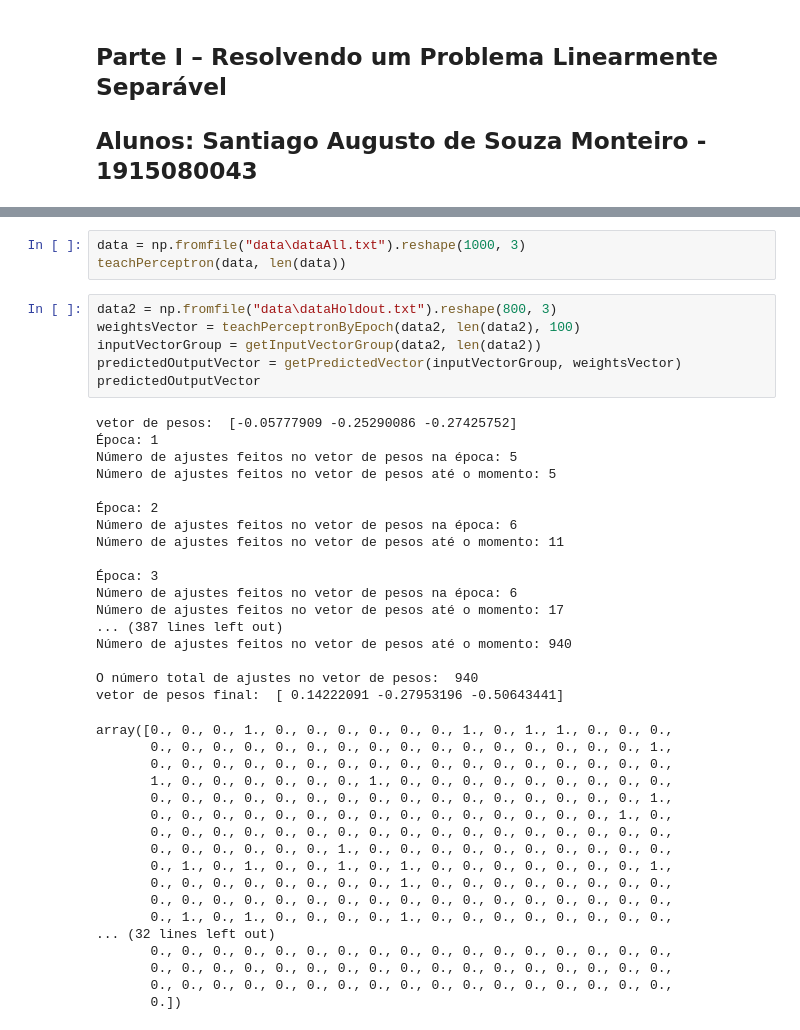
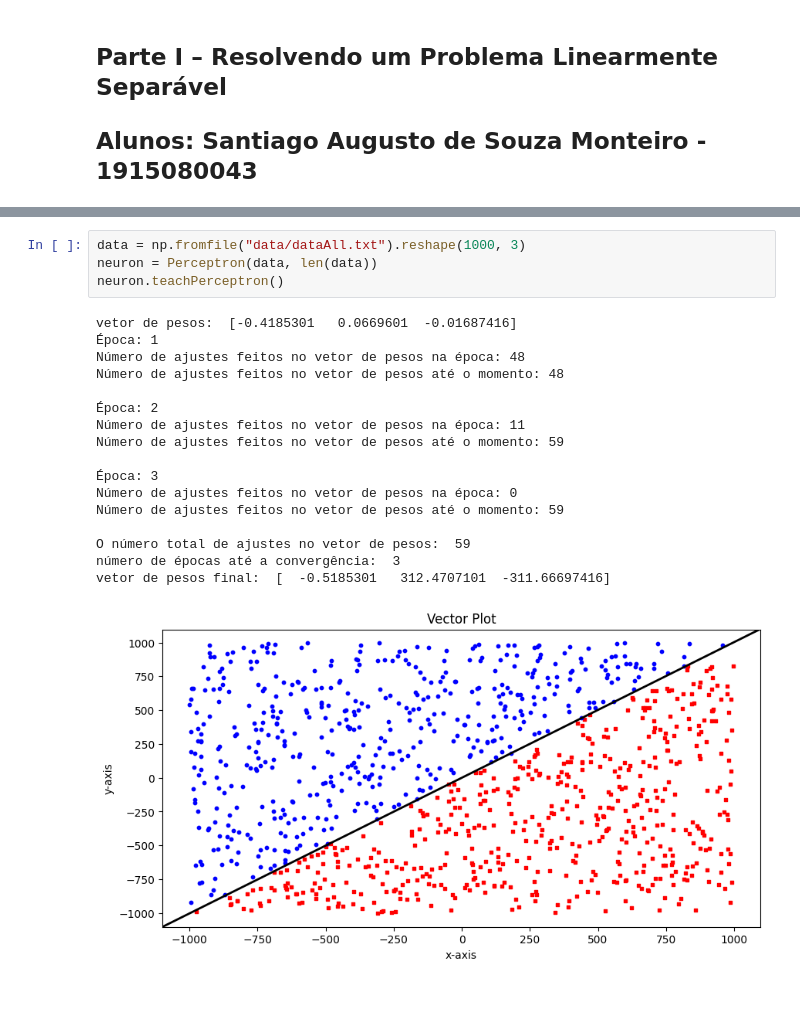
Before and after one commit to Glomyer/rna-2022.2-aa2.1, a Jupyter notebook: parte1.ipynb, the cells around one changed output, grey strips where cells are left out. Drawn from its saved outputs; the diff is of its cells as text; blank space fills up the shorter version.

```diff
--- a/parte1.ipynb
+++ b/parte1.ipynb
@@ -181,44 +9,22 @@ def getPredictedVector(inputVectorGroup, weightsVector):
 # %%
-data = np.fromfile("data\dataAll.txt").reshape(1000, 3)
-teachPerceptron(data, len(data))
+data = np.fromfile("data/dataAll.txt").reshape(1000, 3)
+neuron = Perceptron(data, len(data))
+neuron.teachPerceptron()
+# %% [output]
+vetor de pesos:  [-0.4185301   0.0669601  -0.01687416]
+Época: 1
+Número de ajustes feitos no vetor de pesos na época: 48
+Número de ajustes feitos no vetor de pesos até o momento: 48
+
+Época: 2
+Número de ajustes feitos no vetor de pesos na época: 11
+Número de ajustes feitos no vetor de pesos até o momento: 59
+
+Época: 3
+Número de ajustes feitos no vetor de pesos na época: 0
+Número de ajustes feitos no vetor de pesos até o momento: 59
+
+O número total de ajustes no vetor de pesos:  59
+número de épocas até a convergência:  3
+vetor de pesos final:  [  -0.5185301   312.4707101  -311.66697416]
+[figure, added]
-# %%
-data2 = np.fromfile("data\dataHoldout.txt").reshape(800, 3)
-weightsVector = teachPerceptronByEpoch(data2, len(data2), 100)
-inputVectorGroup = getInputVectorGroup(data2, len(data2))
-predictedOutputVector = getPredictedVector(inputVectorGroup, weightsVector)
-predictedOutputVector
-# %% [output]
-vetor de pesos:  [-0.05777909 -0.25290086 -0.27425752]
-Época: 1
-Número de ajustes feitos no vetor de pesos na época: 5
-Número de ajustes feitos no vetor de pesos até o momento: 5
-
-Época: 2
-Número de ajustes feitos no vetor de pesos na época: 6
-Número de ajustes feitos no vetor de pesos até o momento: 11
-
-Época: 3
-Número de ajustes feitos no vetor de pesos na época: 6
-Número de ajustes feitos no vetor de pesos até o momento: 17
-... (387 lines left out)
-Número de ajustes feitos no vetor de pesos até o momento: 940
-
-O número total de ajustes no vetor de pesos:  940
-vetor de pesos final:  [ 0.14222091 -0.27953196 -0.50643441]
-array([0., 0., 0., 1., 0., 0., 0., 0., 0., 0., 1., 0., 1., 1., 0., 0., 0.,
-       0., 0., 0., 0., 0., 0., 0., 0., 0., 0., 0., 0., 0., 0., 0., 0., 1.,
-       0., 0., 0., 0., 0., 0., 0., 0., 0., 0., 0., 0., 0., 0., 0., 0., 0.,
-       1., 0., 0., 0., 0., 0., 0., 1., 0., 0., 0., 0., 0., 0., 0., 0., 0.,
-       0., 0., 0., 0., 0., 0., 0., 0., 0., 0., 0., 0., 0., 0., 0., 0., 1.,
-       0., 0., 0., 0., 0., 0., 0., 0., 0., 0., 0., 0., 0., 0., 0., 1., 0.,
-       0., 0., 0., 0., 0., 0., 0., 0., 0., 0., 0., 0., 0., 0., 0., 0., 0.,
-       0., 0., 0., 0., 0., 0., 1., 0., 0., 0., 0., 0., 0., 0., 0., 0., 0.,
-       0., 1., 0., 1., 0., 0., 1., 0., 1., 0., 0., 0., 0., 0., 0., 0., 1.,
-       0., 0., 0., 0., 0., 0., 0., 0., 1., 0., 0., 0., 0., 0., 0., 0., 0.,
-       0., 0., 0., 0., 0., 0., 0., 0., 0., 0., 0., 0., 0., 0., 0., 0., 0.,
-       0., 1., 0., 1., 0., 0., 0., 0., 1., 0., 0., 0., 0., 0., 0., 0., 0.,
-... (32 lines left out)
-       0., 0., 0., 0., 0., 0., 0., 0., 0., 0., 0., 0., 0., 0., 0., 0., 0.,
-       0., 0., 0., 0., 0., 0., 0., 0., 0., 0., 0., 0., 0., 0., 0., 0., 0.,
-       0., 0., 0., 0., 0., 0., 0., 0., 0., 0., 0., 0., 0., 0., 0., 0., 0.,
-       0.])
```
Also changed, not shown: parts of 2 cells of this notebook, 4 other files.
